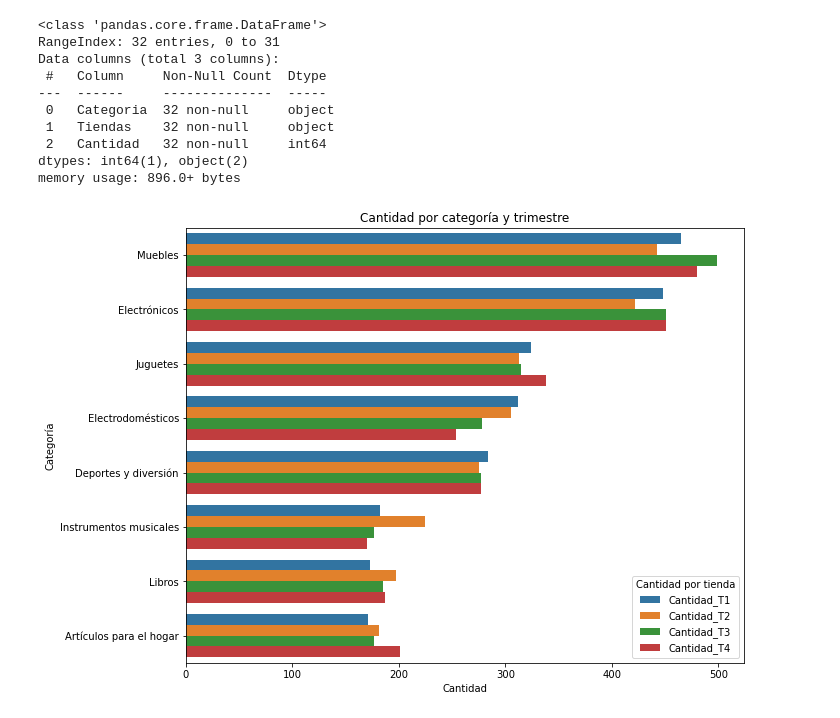
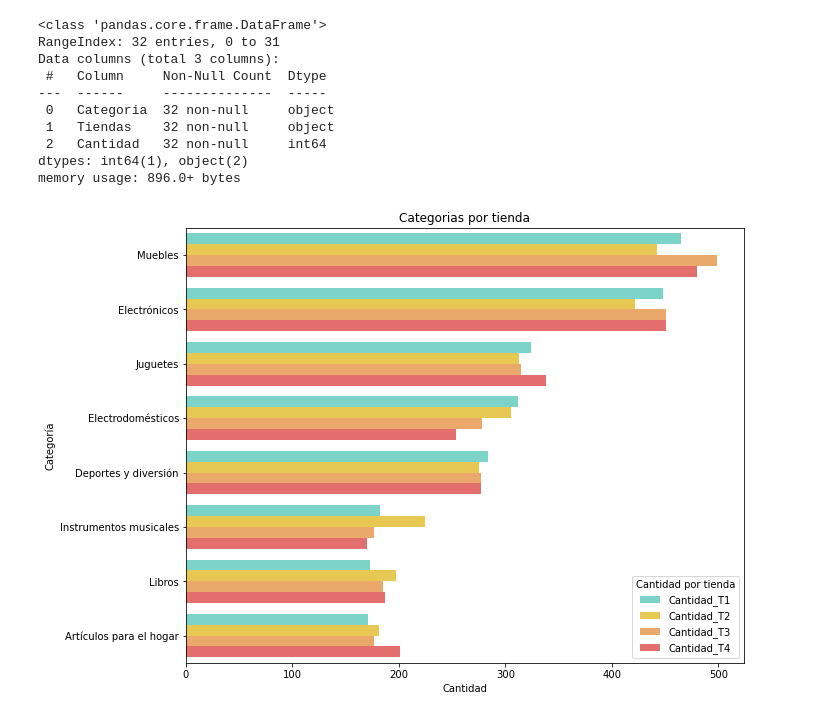
Before and after one commit to jbernalg/challenge-store, a Jupyter notebook: AluraStoreLatam.ipynb, the cells around one changed output. Drawn from its saved outputs; the diff is of its cells as text; code cells hidden in the pictures.

```diff
--- a/AluraStoreLatam.ipynb
+++ b/AluraStoreLatam.ipynb
@@ -364,13 +364,14 @@ memory usage: 896.0+ bytes
 # %%
 import seaborn as sns
 import matplotlib.pyplot as plt
+colors = ['#6DE1D2', '#FFD63A', '#FFA955', '#F75A5A']
 
 plt.figure(figsize=(10,8))
-sns.barplot(data=df_melt, y='Categoria', x='Cantidad', hue='Tiendas')
-plt.title("Cantidad por categoría y trimestre")
+sns.barplot(data=df_melt, y='Categoria', x='Cantidad', hue='Tiendas', palette=colors)
+plt.title("Categorias por tienda")
 plt.ylabel("Categoría")
 plt.xlabel("Cantidad")
 plt.legend(title='Cantidad por tienda')
 plt.show()
 # %% [output]
-[figure, old version]
+[figure, new version]
```
Also changed, not shown: parts of 3 cells of this notebook.
